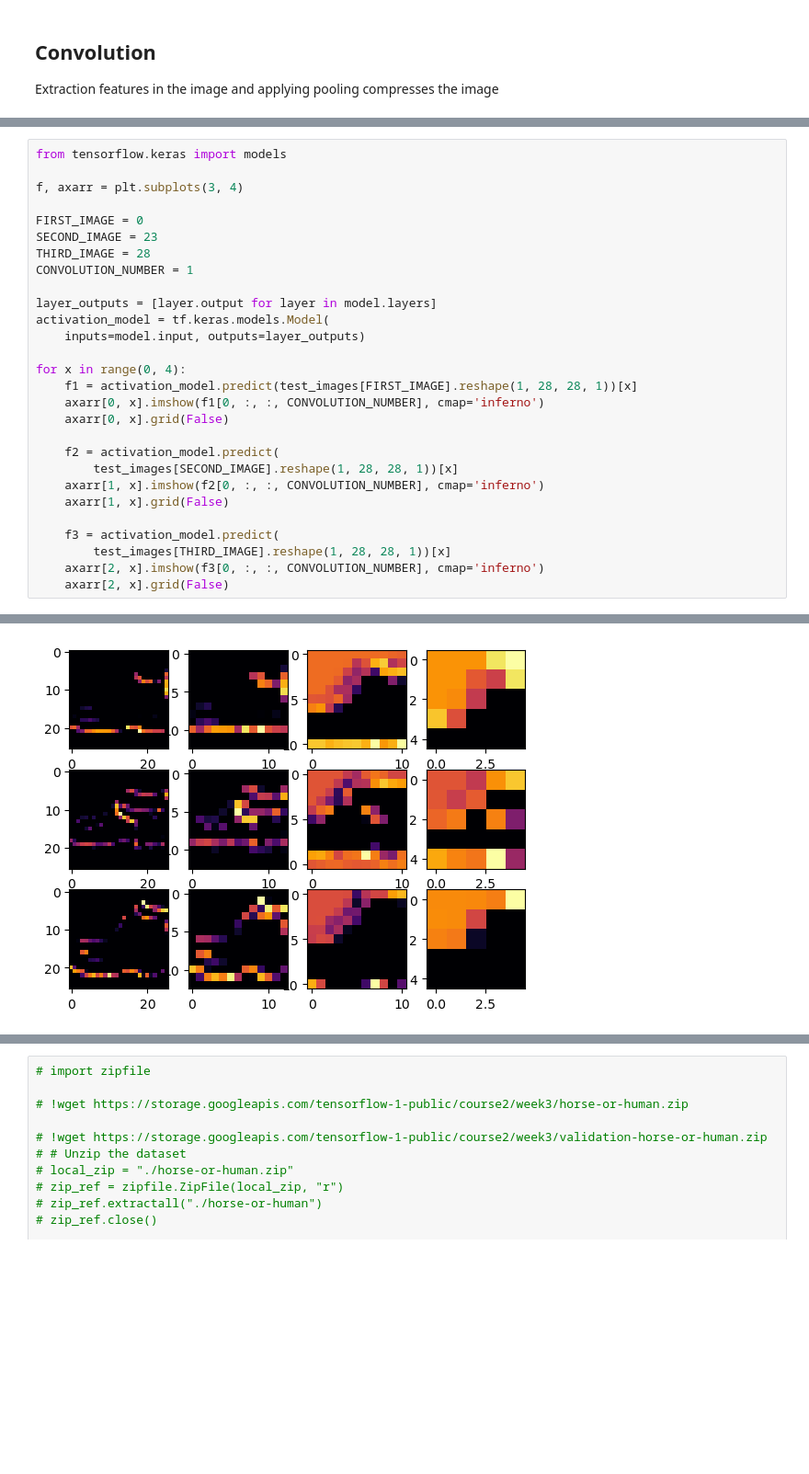
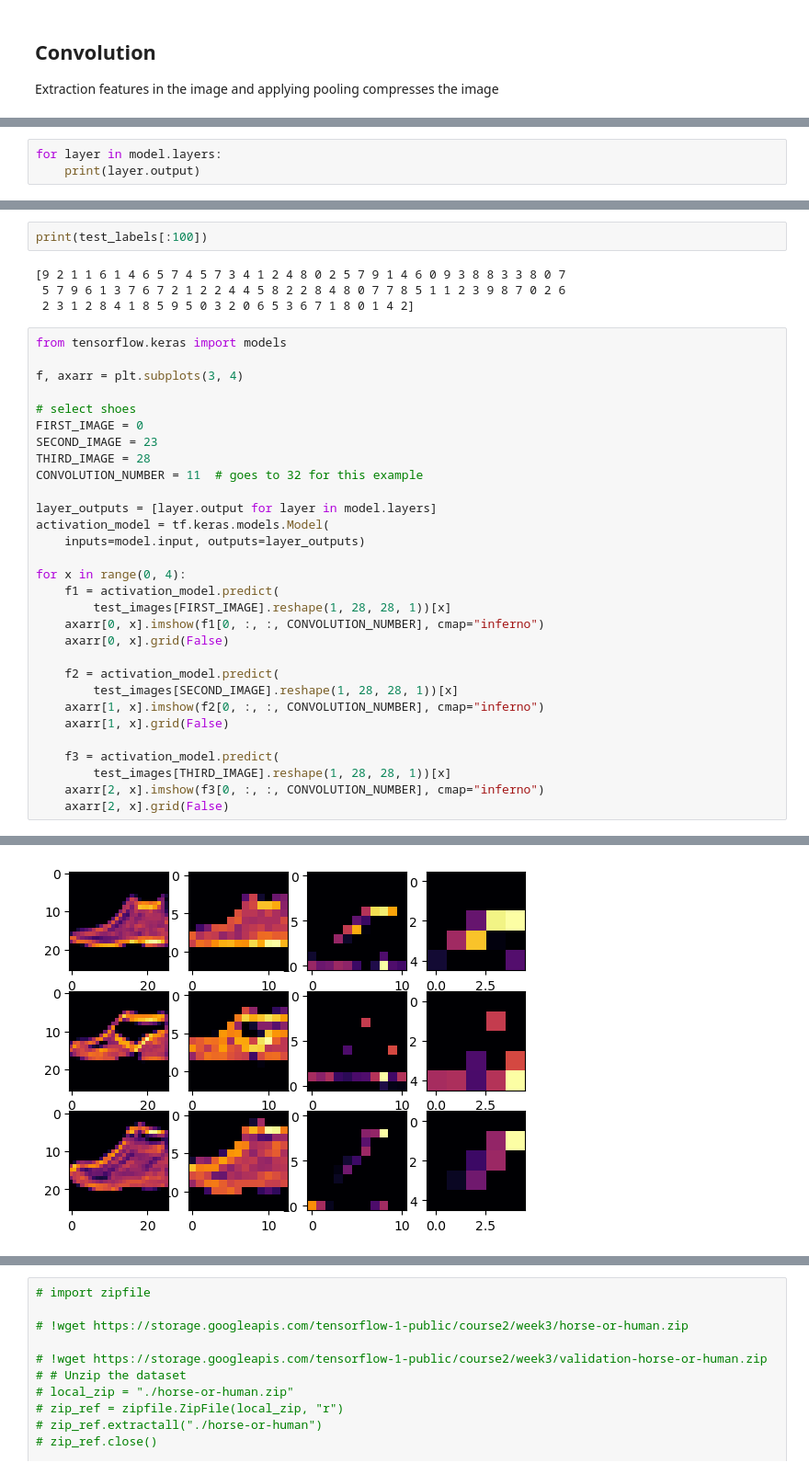
Before and after one commit to gkrampah/DeepNeuralNetwork, a Jupyter notebook: bascis.ipynb, the cells around one changed output, grey strips where cells are left out. Shown at 92% size. Cells and saved outputs as stored; diff of their text form; blank space fills up the shorter version.

```diff
--- a/bascis.ipynb
+++ b/bascis.ipynb
@@ -321,0 +352,3 @@ MODEL EVALUATION:
+# %%
+for layer in model.layers:
+    print(layer.output)
@@ -322,29 +391,37 @@ MODEL EVALUATION:
+# %%
+print(test_labels[:100])
+# %% [output]
+[9 2 1 1 6 1 4 6 5 7 4 5 7 3 4 1 2 4 8 0 2 5 7 9 1 4 6 0 9 3 8 8 3 3 8 0 7
+ 5 7 9 6 1 3 7 6 7 2 1 2 2 4 4 5 8 2 2 8 4 8 0 7 7 8 5 1 1 2 3 9 8 7 0 2 6
+ 2 3 1 2 8 4 1 8 5 9 5 0 3 2 0 6 5 3 6 7 1 8 0 1 4 2]
 # %%
 from tensorflow.keras import models
 
 f, axarr = plt.subplots(3, 4)
 
+# select shoes
 FIRST_IMAGE = 0
 SECOND_IMAGE = 23
 THIRD_IMAGE = 28
-CONVOLUTION_NUMBER = 1
+CONVOLUTION_NUMBER = 11  # goes to 32 for this example
 
 layer_outputs = [layer.output for layer in model.layers]
 activation_model = tf.keras.models.Model(
     inputs=model.input, outputs=layer_outputs)
 
 for x in range(0, 4):
-    f1 = activation_model.predict(test_images[FIRST_IMAGE].reshape(1, 28, 28, 1))[x]
-    axarr[0, x].imshow(f1[0, :, :, CONVOLUTION_NUMBER], cmap='inferno')
+    f1 = activation_model.predict(
+        test_images[FIRST_IMAGE].reshape(1, 28, 28, 1))[x]
+    axarr[0, x].imshow(f1[0, :, :, CONVOLUTION_NUMBER], cmap="inferno")
     axarr[0, x].grid(False)
 
     f2 = activation_model.predict(
         test_images[SECOND_IMAGE].reshape(1, 28, 28, 1))[x]
-    axarr[1, x].imshow(f2[0, :, :, CONVOLUTION_NUMBER], cmap='inferno')
+    axarr[1, x].imshow(f2[0, :, :, CONVOLUTION_NUMBER], cmap="inferno")
     axarr[1, x].grid(False)
 
     f3 = activation_model.predict(
         test_images[THIRD_IMAGE].reshape(1, 28, 28, 1))[x]
-    axarr[2, x].imshow(f3[0, :, :, CONVOLUTION_NUMBER], cmap='inferno')
+    axarr[2, x].imshow(f3[0, :, :, CONVOLUTION_NUMBER], cmap="inferno")
     axarr[2, x].grid(False)
 # %% [output]
@@ -363 +440 @@ for x in range(0, 4):
-[figure, old version]
+[figure, new version]
```
Also changed, not shown: parts of 103 cells of this notebook, 1 other file.
